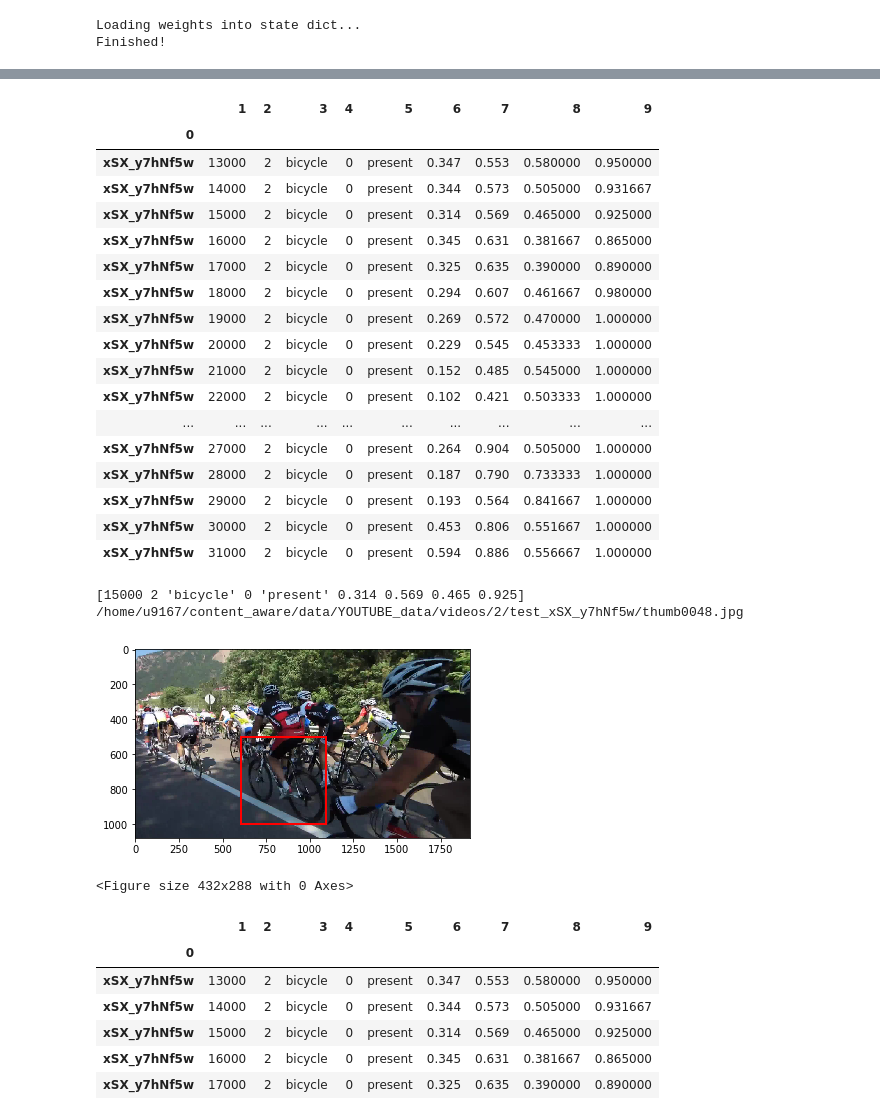
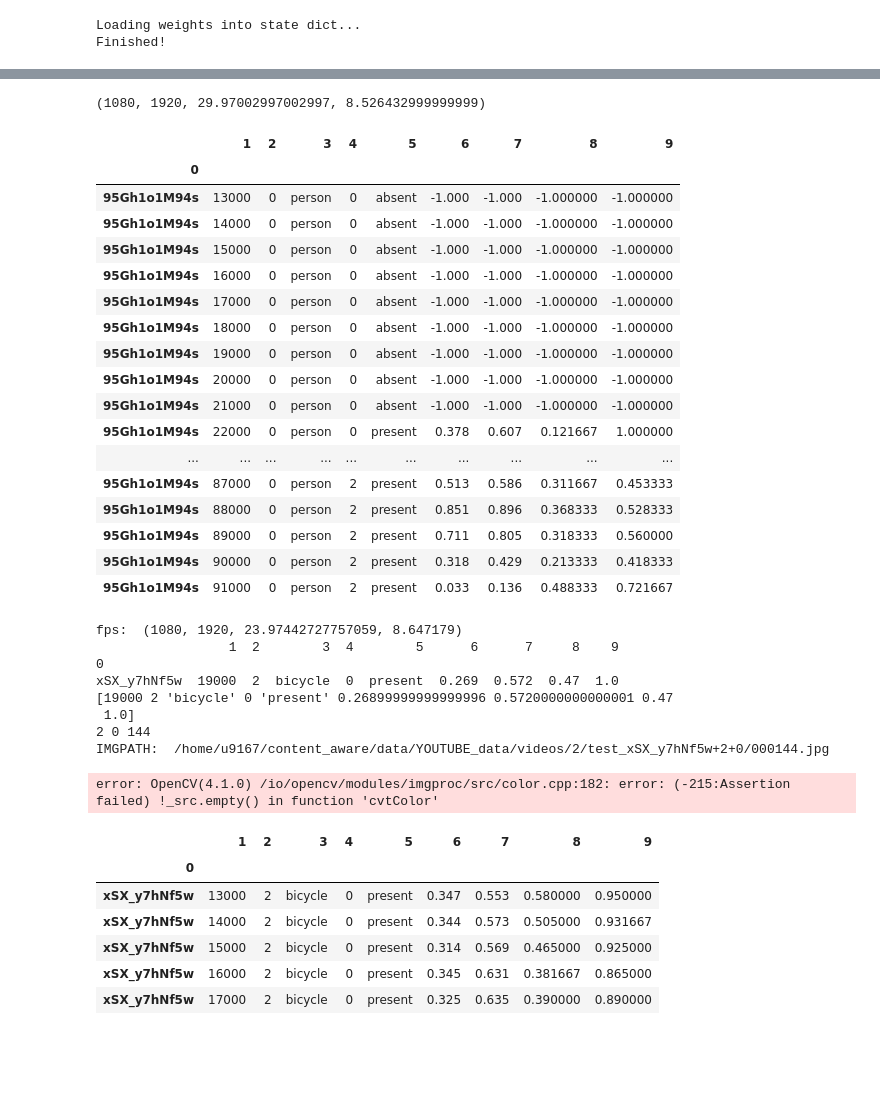
Before and after one commit to phananh1010/content-aware, a Jupyter notebook: parse_log.ipynb, the cells around one changed output, grey strips where cells are left out. Drawn from its saved outputs; the diff is of its cells as text; code cells hidden in the pictures; blank space fills up the shorter version.

```diff
--- a/parse_log.ipynb
+++ b/parse_log.ipynb
@@ -671,24 +611,28 @@ mAP.score(pred_list, gt_list)
+# %%
+YConverter._vidinfo_dict['fIRTsksbVuc+3+0']
+# %% [output]
+(1080, 1920, 29.97002997002997, 8.526432999999999)
 # %%
-df1.loc['xSX_y7hNf5w']
+df1.loc['95Gh1o1M94s']
 # %% [output]
 |  | 1 | 2 | 3 | 4 | 5 | 6 | 7 | 8 | 9 |
 | 0 |  |  |  |  |  |  |  |  |  |
-| xSX_y7hNf5w | 13000 | 2 | bicycle | 0 | present | 0.347 | 0.553 | 0.580000 | 0.950000 |
-| xSX_y7hNf5w | 14000 | 2 | bicycle | 0 | present | 0.344 | 0.573 | 0.505000 | 0.931667 |
-| xSX_y7hNf5w | 15000 | 2 | bicycle | 0 | present | 0.314 | 0.569 | 0.465000 | 0.925000 |
-| xSX_y7hNf5w | 16000 | 2 | bicycle | 0 | present | 0.345 | 0.631 | 0.381667 | 0.865000 |
-| xSX_y7hNf5w | 17000 | 2 | bicycle | 0 | present | 0.325 | 0.635 | 0.390000 | 0.890000 |
-| xSX_y7hNf5w | 18000 | 2 | bicycle | 0 | present | 0.294 | 0.607 | 0.461667 | 0.980000 |
-| xSX_y7hNf5w | 19000 | 2 | bicycle | 0 | present | 0.269 | 0.572 | 0.470000 | 1.000000 |
-| xSX_y7hNf5w | 20000 | 2 | bicycle | 0 | present | 0.229 | 0.545 | 0.453333 | 1.000000 |
-| xSX_y7hNf5w | 21000 | 2 | bicycle | 0 | present | 0.152 | 0.485 | 0.545000 | 1.000000 |
-| xSX_y7hNf5w | 22000 | 2 | bicycle | 0 | present | 0.102 | 0.421 | 0.503333 | 1.000000 |
+| 95Gh1o1M94s | 13000 | 0 | person | 0 | absent | -1.000 | -1.000 | -1.000000 | -1.000000 |
+| 95Gh1o1M94s | 14000 | 0 | person | 0 | absent | -1.000 | -1.000 | -1.000000 | -1.000000 |
+| 95Gh1o1M94s | 15000 | 0 | person | 0 | absent | -1.000 | -1.000 | -1.000000 | -1.000000 |
+| 95Gh1o1M94s | 16000 | 0 | person | 0 | absent | -1.000 | -1.000 | -1.000000 | -1.000000 |
+| 95Gh1o1M94s | 17000 | 0 | person | 0 | absent | -1.000 | -1.000 | -1.000000 | -1.000000 |
+| 95Gh1o1M94s | 18000 | 0 | person | 0 | absent | -1.000 | -1.000 | -1.000000 | -1.000000 |
+| 95Gh1o1M94s | 19000 | 0 | person | 0 | absent | -1.000 | -1.000 | -1.000000 | -1.000000 |
+| 95Gh1o1M94s | 20000 | 0 | person | 0 | absent | -1.000 | -1.000 | -1.000000 | -1.000000 |
+| 95Gh1o1M94s | 21000 | 0 | person | 0 | absent | -1.000 | -1.000 | -1.000000 | -1.000000 |
+| 95Gh1o1M94s | 22000 | 0 | person | 0 | present | 0.378 | 0.607 | 0.121667 | 1.000000 |
 | ... | ... | ... | ... | ... | ... | ... | ... | ... | ... |
-| xSX_y7hNf5w | 27000 | 2 | bicycle | 0 | present | 0.264 | 0.904 | 0.505000 | 1.000000 |
-| xSX_y7hNf5w | 28000 | 2 | bicycle | 0 | present | 0.187 | 0.790 | 0.733333 | 1.000000 |
-| xSX_y7hNf5w | 29000 | 2 | bicycle | 0 | present | 0.193 | 0.564 | 0.841667 | 1.000000 |
-| xSX_y7hNf5w | 30000 | 2 | bicycle | 0 | present | 0.453 | 0.806 | 0.551667 | 1.000000 |
-| xSX_y7hNf5w | 31000 | 2 | bicycle | 0 | present | 0.594 | 0.886 | 0.556667 | 1.000000 |
+| 95Gh1o1M94s | 87000 | 0 | person | 2 | present | 0.513 | 0.586 | 0.311667 | 0.453333 |
+| 95Gh1o1M94s | 88000 | 0 | person | 2 | present | 0.851 | 0.896 | 0.368333 | 0.528333 |
+| 95Gh1o1M94s | 89000 | 0 | person | 2 | present | 0.711 | 0.805 | 0.318333 | 0.560000 |
+| 95Gh1o1M94s | 90000 | 0 | person | 2 | present | 0.318 | 0.429 | 0.213333 | 0.418333 |
+| 95Gh1o1M94s | 91000 | 0 | person | 2 | present | 0.033 | 0.136 | 0.488333 | 0.721667 |
 # %%
 #goal: debug image error in bycicle frames
 #step 1: extract full frames into test folder
@@ -716,23 +664,29 @@ def debug_bbox(df, img_idx, cid, score, xmin, ymin, xmax, ymax):
     plot_bbox(rgb_img, pred_item)
 # %%
 vid = 'xSX_y7hNf5w'
+#vid = 'fIRTsksbVuc'
 cid0 = 2
 oid = 0
-t = 15 #(15, 48) (10, 240)
-
-image_idx = 48
+t = 19 #(15, 48) (10, 240) (6, 94)
+print 'fps: ', YConverter._vidinfo_dict['xSX_y7hNf5w+2+0']
+image_idx = 144
 cid = utils.convert_YOUTUBE_CLASSID_to_CLASSID(cid0)
 
 temp = get_row_from_vid_cid_oid(df1, vid, cid0, oid, t*1000)
 print temp
 
 _, _, cname, _, present, xmin, xmax, ymin, ymax = temp
-debug_bbox(df1, image_idx, cid, 1.0, xmin, ymin, xmax, ymax)
+debug_bbox(df1, vid, image_idx, cid0, cid, oid, 1.0, xmin, ymin, xmax, ymax)
 # %% [output]
-[15000 2 'bicycle' 0 'present' 0.314 0.569 0.465 0.925]
-/home/u9167/content_aware/data/YOUTUBE_data/videos/2/test_xSX_y7hNf5w/thumb0048.jpg
+fps:  (1080, 1920, 23.97442727757059, 8.647179)
+                 1  2        3  4        5      6      7     8    9
+0
+xSX_y7hNf5w  19000  2  bicycle  0  present  0.269  0.572  0.47  1.0
+[19000 2 'bicycle' 0 'present' 0.26899999999999996 0.5720000000000001 0.47
+ 1.0]
+2 0 144
+IMGPATH:  /home/u9167/content_aware/data/YOUTUBE_data/videos/2/test_xSX_y7hNf5w+2+0/000144.jpg
-[figure, removed]
-<Figure size 432x288 with 0 Axes>
+error: OpenCV(4.1.0) /io/opencv/modules/imgproc/src/color.cpp:182: error: (-215:Assertion failed) !_src.empty() in function 'cvtColor'
 # %%
 df1.loc[vid]
 # %% [output]
```
Also changed, not shown: parts of 48 cells of this notebook, 8 other files.
